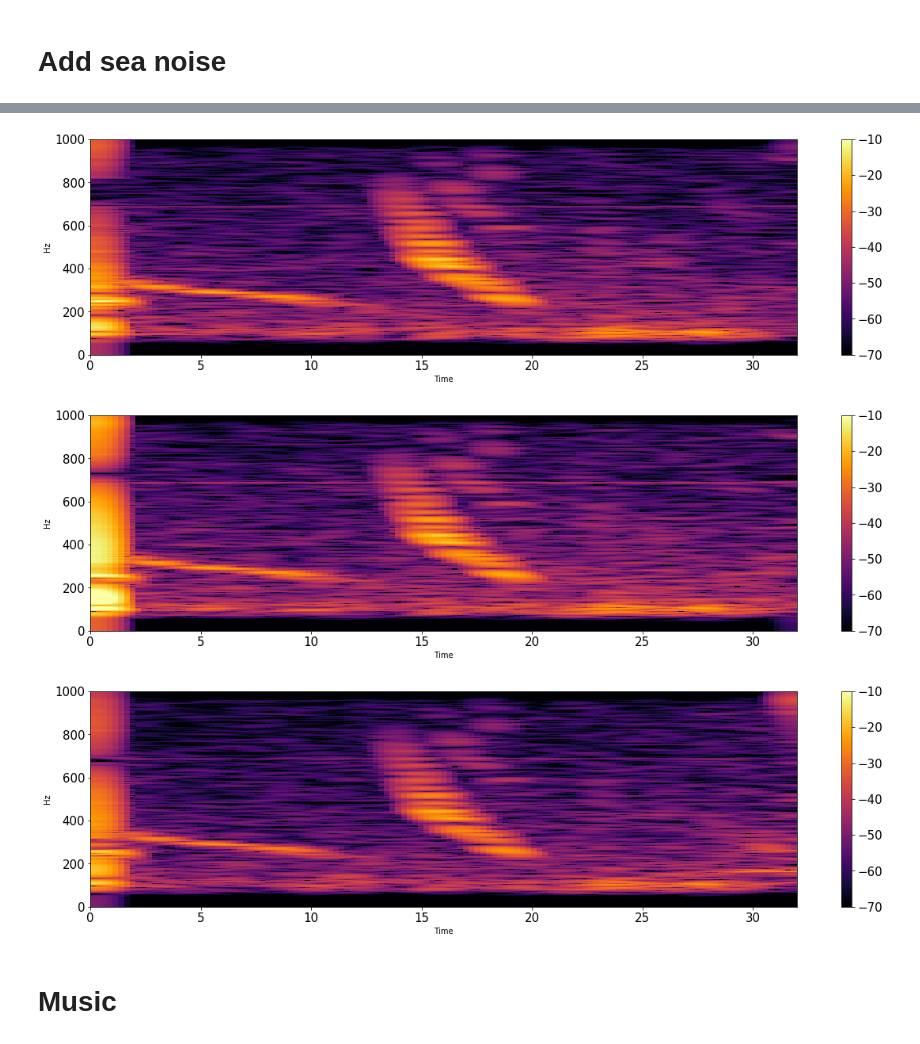
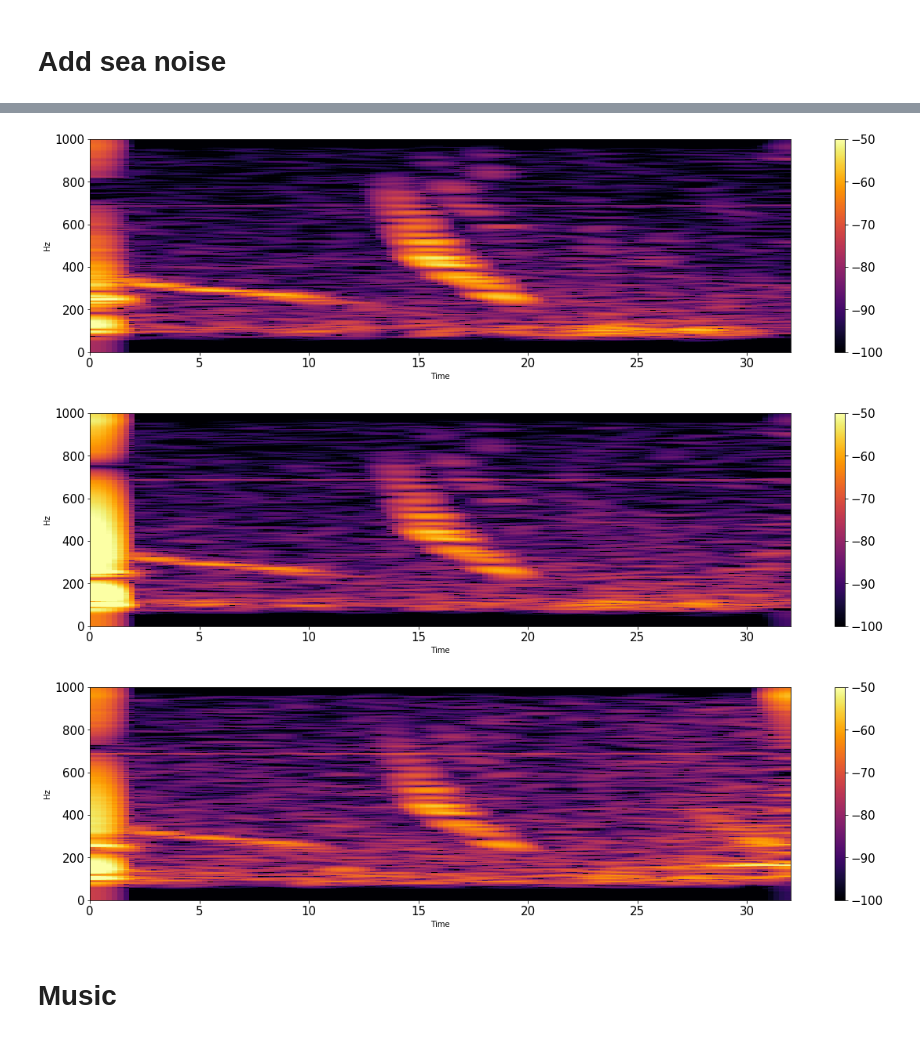
Before and after one commit to mosheman5/deep_voice, a Jupyter notebook: DOA_evaluation/pyroomdoa.ipynb, the cells around one changed output, grey strips where cells are left out. Saved outputs shown, nothing was run; the diff lists cells and outputs as text; code cells hidden in the pictures.

Commit message:
fix scaling issues and write noise adding func

```diff
--- a/DOA_evaluation/pyroomdoa.ipynb
+++ b/DOA_evaluation/pyroomdoa.ipynb
@@ -157,6 +158,3 @@ plt.show()
 [figure]
 # %% [markdown]
 # Add sea noise
-# %%
-sea_noise_times = pd.read_csv('silence_180910_142834.txt', sep=' ', header=None).values
-sea_noise_times
@@ -187,21 +161,46 @@ plt.clim((-70,-10))
-# %%
-rec_signal = rec_signal[:, :noise_data.shape[1]] + noise_data
+# %%
+def add_noise(signal_dual, SNR=0, noise_location_doc='silence_180910_142834.txt', noise_id=(0,1)):
+    """ add noise to dual channal signal at two recievers
+    :param SNR: SNR relative to signal[0]
+    :param noise_location_doc: the txt file containing the noise locations in the file
+    :param noise_id: rows to use in file to extract noise
+    """
+
+    sea_noise_times = pd.read_csv(noise_location_doc, sep=' ', header=None).values
+    noise_data_1, _ = read_sound(file_name, sea_noise_times[0, :])
+    noise_data_2, _ = read_sound(file_name, sea_noise_times[1, :])
+    noise_data = np.concatenate((noise_data_1.reshape(1,-1), noise_data_2.reshape(1,-1)), axis=0)
+
+    # cut signal and noise to the length of the shortest of them
+    final_signal_length = min(signal_dual.shape[1], noise_data.shape[1])
+
+    noise_data = noise_data[:, :final_signal_length]
+    signal_dual = signal_dual[:, :final_signal_length]
+
+    ENR_sig = np.sum(signal_dual**2, axis=1, keepdims=True)
+    ENR_noise = np.sum(noise_data**2, axis=1, keepdims=True)
+
+    total_sig_noise = np.sqrt(10**(SNR/10))*(signal_dual / np.sqrt(ENR_sig)) + (noise_data / np.sqrt(ENR_noise))
+
+    return total_sig_noise / np.sqrt(np.sum(total_sig_noise**2, axis=1, keepdims=True))
+# %%
+rec_signal_noised = add_noise(rec_signal, SNR=0, noise_id=(2,3))
 # %%
-spect(data, fs, figsize=[20,5])
+spect(data/np.sqrt(np.sum(data**2)), fs, figsize=[20,5])
 plt.colorbar()
-plt.clim((-70,-10))
+plt.clim((-100,-50))
 
-spect(rec_signal[0,:], fs, figsize=[20,5])
+spect(rec_signal_noised[0,:], fs, figsize=[20,5])
 plt.colorbar()
-plt.clim((-70,-10))
+plt.clim((-100,-50))
 
-spect(rec_signal[1,:], fs, figsize=[20,5])
+spect(rec_signal_noised[1,:], fs, figsize=[20,5])
 plt.colorbar()
-plt.clim((-70,-10))
+plt.clim((-100,-50))
 # %% [output]
-[figure, old version]
+[figure, new version]
-[figure, old version]
+[figure, new version]
-[figure, old version]
+[figure, new version]
 # %% [markdown]
 # Music
 # %%
```
Also changed, not shown: parts of 9 cells of this notebook, 1 other file.
